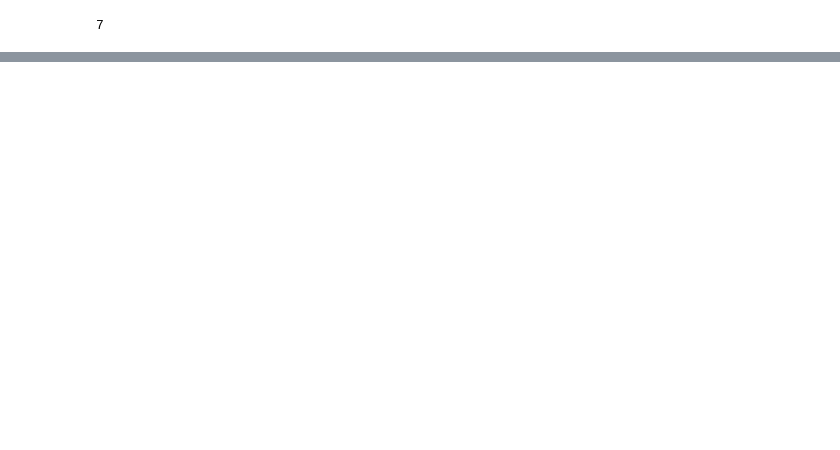
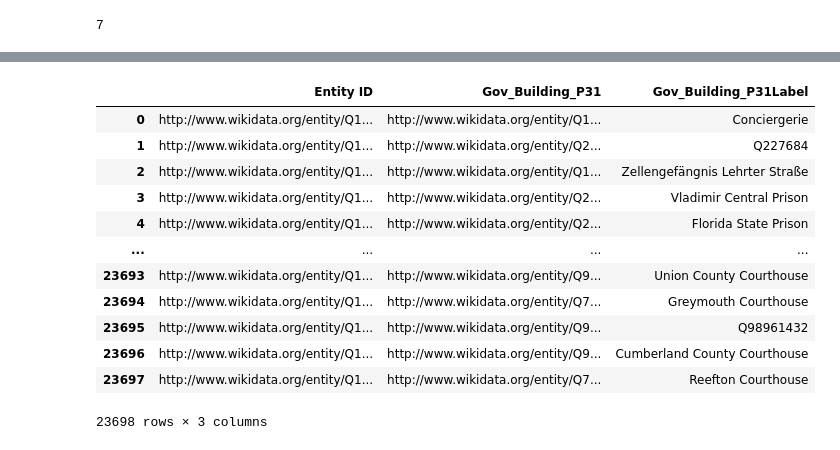
Before and after one commit to mikecafarella/KNP, a Jupyter notebook: index.ipynb, the cells around one changed output, grey strips where cells are left out. Drawn from its saved outputs; the diff is of its cells as text; code cells hidden in the pictures; blank space fills up the shorter version.

```diff
--- a/index.ipynb
+++ b/index.ipynb
@@ -834,0 +869,21 @@ func_lib.func_num()
+# %%
+gov_building_class = 'Gov_Building'
+qnum = 'Q16831714' # qnum of government building
+r = createRelation(qnum, label=True)
+r.extend('P31', True, gov_building_class, label=True, subclass=True) # extend via property P279 = is subclass of
+r.query()
+r.df
+# %% [output]
+|  | Entity ID | Gov_Building_P31 | Gov_Building_P31Label |
+| 0 | http://www.wikidata.org/entity/Q1... | http://www.wikidata.org/entity/Q1... | Conciergerie |
+| 1 | http://www.wikidata.org/entity/Q1... | http://www.wikidata.org/entity/Q2... | Q227684 |
+| 2 | http://www.wikidata.org/entity/Q1... | http://www.wikidata.org/entity/Q1... | Zellengefängnis Lehrter Straße |
+| 3 | http://www.wikidata.org/entity/Q1... | http://www.wikidata.org/entity/Q2... | Vladimir Central Prison |
+| 4 | http://www.wikidata.org/entity/Q1... | http://www.wikidata.org/entity/Q2... | Florida State Prison |
+| ... | ... | ... | ... |
+| 23693 | http://www.wikidata.org/entity/Q1... | http://www.wikidata.org/entity/Q9... | Union County Courthouse |
+| 23694 | http://www.wikidata.org/entity/Q1... | http://www.wikidata.org/entity/Q7... | Greymouth Courthouse |
+| 23695 | http://www.wikidata.org/entity/Q1... | http://www.wikidata.org/entity/Q9... | Q98961432 |
+| 23696 | http://www.wikidata.org/entity/Q1... | http://www.wikidata.org/entity/Q9... | Cumberland County Courthouse |
+| 23697 | http://www.wikidata.org/entity/Q1... | http://www.wikidata.org/entity/Q7... | Reefton Courthouse |
+23698 rows × 3 columns
```
Also changed, not shown: parts of 4 cells of this notebook.
